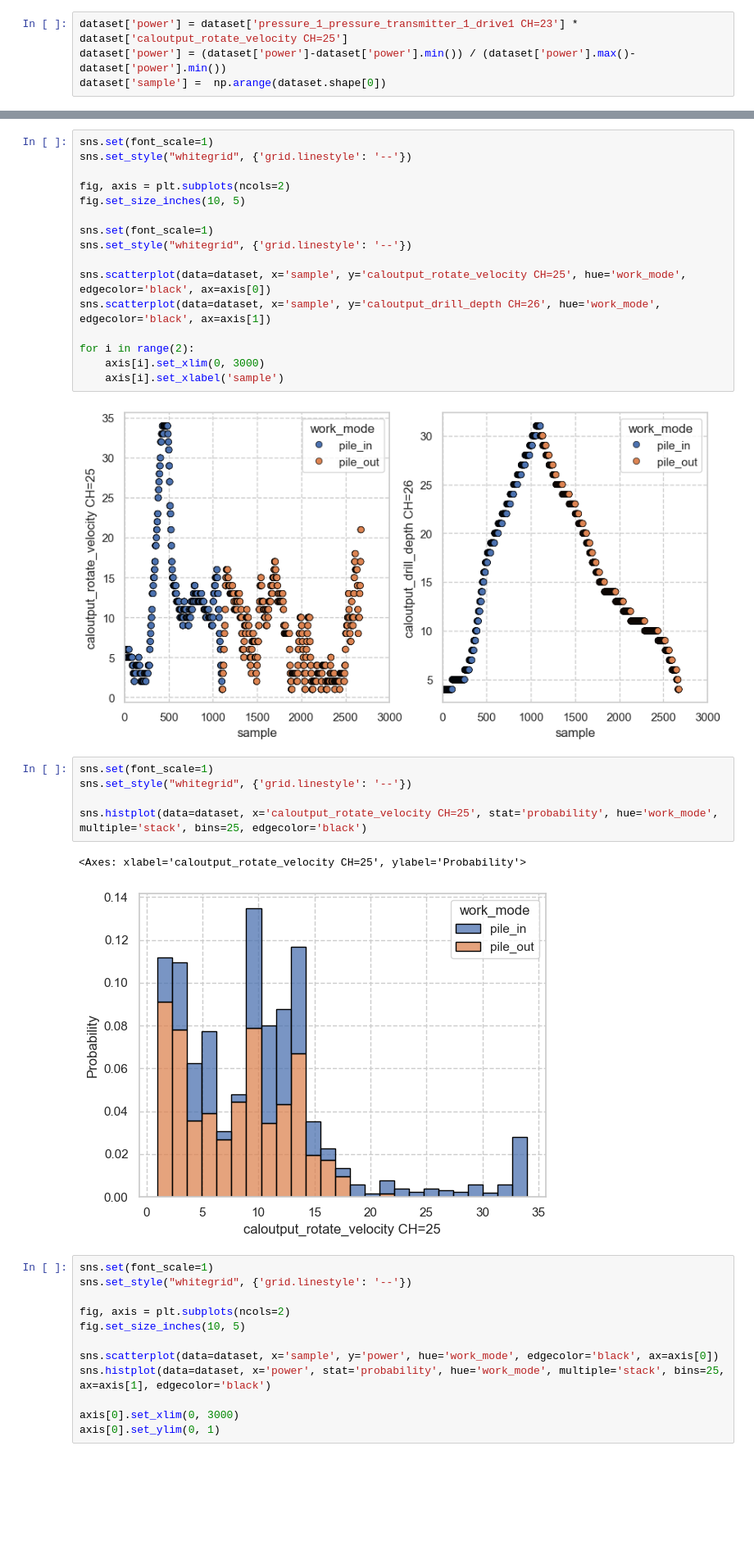
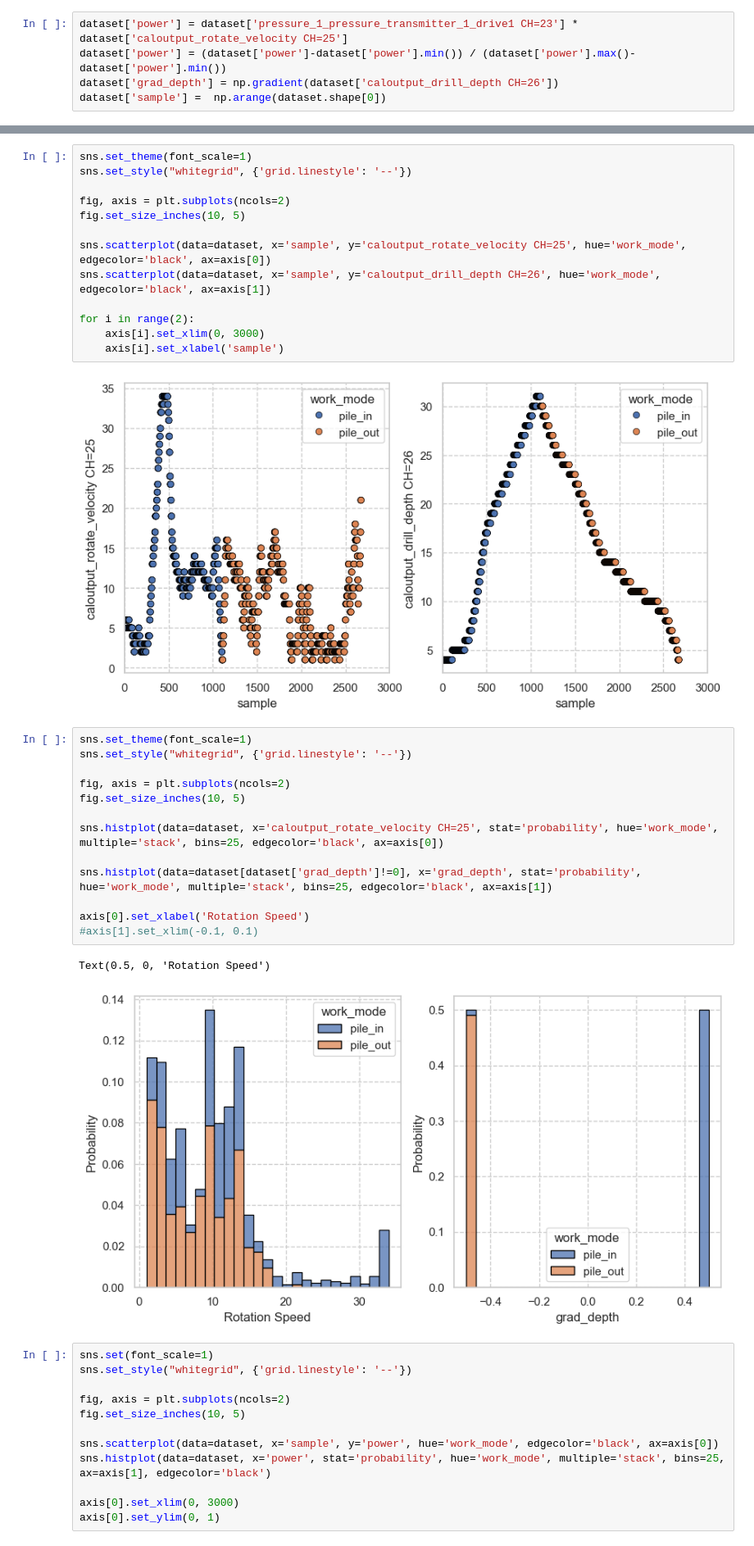
Before and after one commit to jinbeomjeong/forecast_pile_driver_load, a Jupyter notebook: analysis_logging_data.ipynb, the cells around one changed output, grey strips where cells are left out. Shown at 82% size. Cells and saved outputs as stored; diff of their text form; blank space fills up the shorter version.

Commit message:
fix notebook of analysis logging data

```diff
--- a/analysis_logging_data.ipynb
+++ b/analysis_logging_data.ipynb
@@ -59,6 +59,7 @@ dataset.describe()
 # %%
 dataset['power'] = dataset['pressure_1_pressure_transmitter_1_drive1 CH=23'] * dataset['caloutput_rotate_velocity CH=25']
 dataset['power'] = (dataset['power']-dataset['power'].min()) / (dataset['power'].max()-dataset['power'].min())
+dataset['grad_depth'] = np.gradient(dataset['caloutput_drill_depth CH=26'])
 dataset['sample'] =  np.arange(dataset.shape[0])
 # %%
 dataset.describe()
@@ -198,14 +199,11 @@ axis[1].set_ylim(-2, 2)
 (-2.0, 2.0)
 [figure]
 # %%
-sns.set(font_scale=1)
+sns.set_theme(font_scale=1)
 sns.set_style("whitegrid", {'grid.linestyle': '--'})
 
 fig, axis = plt.subplots(ncols=2)
 fig.set_size_inches(10, 5)
-
-sns.set(font_scale=1)
-sns.set_style("whitegrid", {'grid.linestyle': '--'})
 
 sns.scatterplot(data=dataset, x='sample', y='caloutput_rotate_velocity CH=25', hue='work_mode', edgecolor='black', ax=axis[0])
 sns.scatterplot(data=dataset, x='sample', y='caloutput_drill_depth CH=26', hue='work_mode', edgecolor='black', ax=axis[1])
@@ -216,13 +214,21 @@ for i in range(2):
 # %% [output]
 [figure]
 # %%
-sns.set(font_scale=1)
+sns.set_theme(font_scale=1)
 sns.set_style("whitegrid", {'grid.linestyle': '--'})
 
-sns.histplot(data=dataset, x='caloutput_rotate_velocity CH=25', stat='probability', hue='work_mode', multiple='stack', bins=25, edgecolor='black')
+fig, axis = plt.subplots(ncols=2)
+fig.set_size_inches(10, 5)
+
+sns.histplot(data=dataset, x='caloutput_rotate_velocity CH=25', stat='probability', hue='work_mode', multiple='stack', bins=25, edgecolor='black', ax=axis[0])
+
+sns.histplot(data=dataset[dataset['grad_depth']!=0], x='grad_depth', stat='probability', hue='work_mode', multiple='stack', bins=25, edgecolor='black', ax=axis[1])
+
+axis[0].set_xlabel('Rotation Speed')
+#axis[1].set_xlim(-0.1, 0.1)
 # %% [output]
-<Axes: xlabel='caloutput_rotate_velocity CH=25', ylabel='Probability'>
+Text(0.5, 0, 'Rotation Speed')
-[figure, old version]
+[figure, new version]
 # %%
 sns.set(font_scale=1)
 sns.set_style("whitegrid", {'grid.linestyle': '--'})
```
Also changed, not shown: parts of 4 cells of this notebook, 2 other files.
